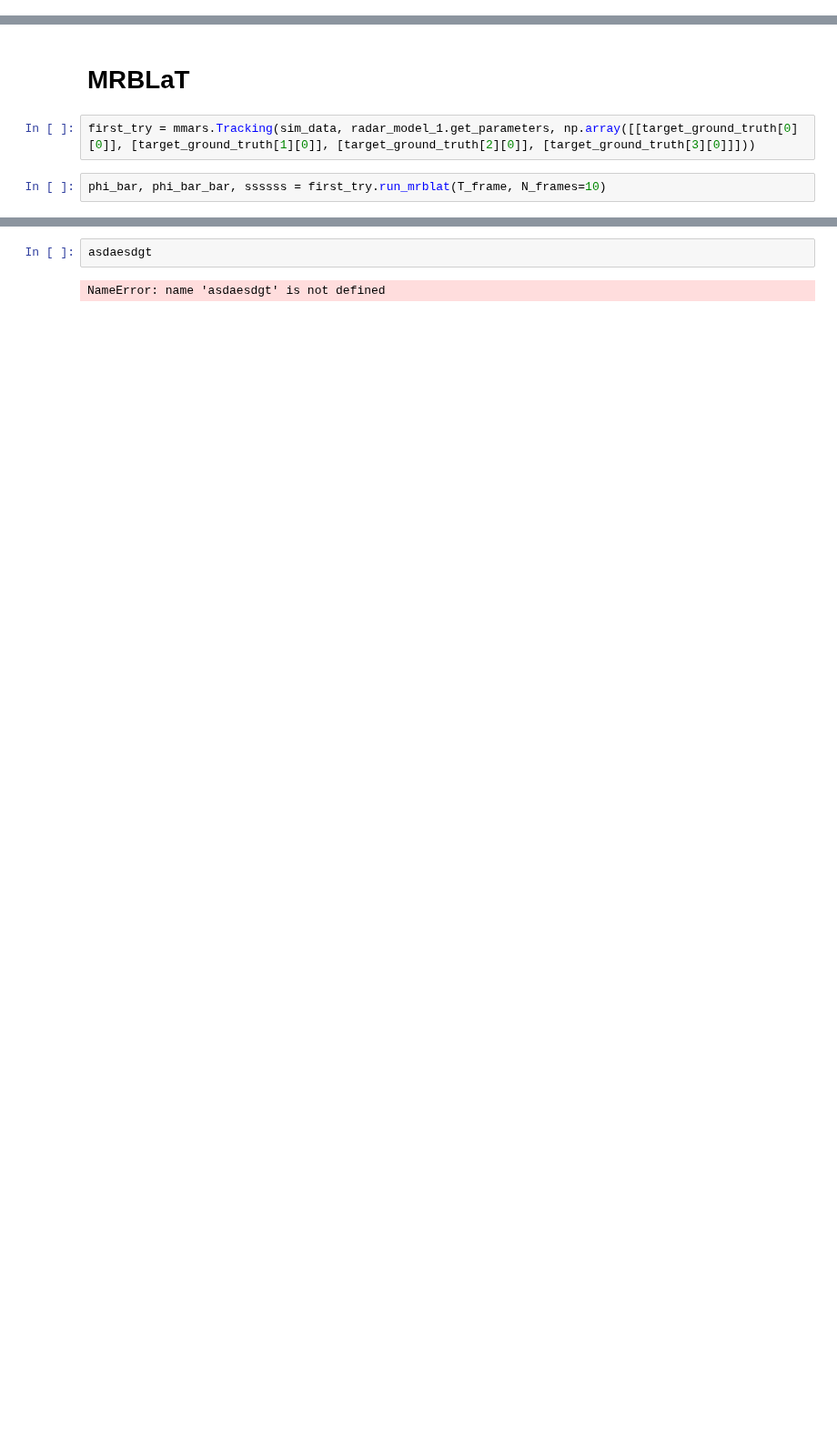
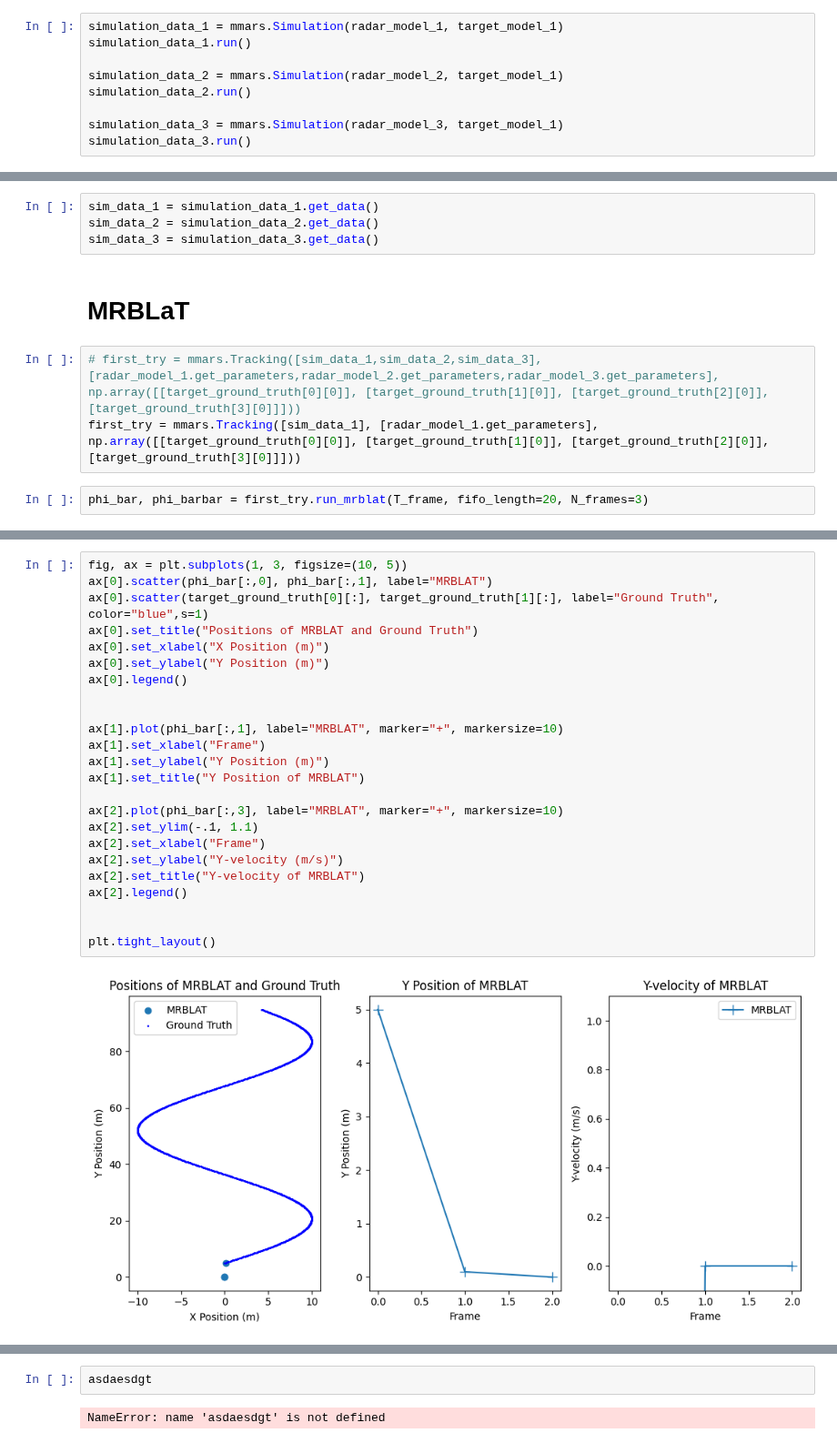
Before and after one commit to RHIMMELAND/MMARS, a Jupyter notebook: examples/MRBLaT_test.ipynb, the cells around one changed output, grey strips where cells are left out. Shown at 91% size. Cells and saved outputs as stored; diff of their text form; blank space fills up the shorter version.

```diff
--- a/examples/MRBLaT_test.ipynb
+++ b/examples/MRBLaT_test.ipynb
@@ -53,0 +44,9 @@ sim_data = simulation_data.get_data()
+# %%
+simulation_data_1 = mmars.Simulation(radar_model_1, target_model_1)
+simulation_data_1.run()
+
+simulation_data_2 = mmars.Simulation(radar_model_2, target_model_1)
+simulation_data_2.run()
+
+simulation_data_3 = mmars.Simulation(radar_model_3, target_model_1)
+simulation_data_3.run()
@@ -54,6 +57,11 @@ sim_data = simulation_data.get_data()
+# %%
+sim_data_1 = simulation_data_1.get_data()
+sim_data_2 = simulation_data_2.get_data()
+sim_data_3 = simulation_data_3.get_data()
 # %% [markdown]
 # MRBLaT
 # %%
-first_try = mmars.Tracking(sim_data, radar_model_1.get_parameters, np.array([[target_ground_truth[0][0]], [target_ground_truth[1][0]], [target_ground_truth[2][0]], [target_ground_truth[3][0]]]))
+# first_try = mmars.Tracking([sim_data_1,sim_data_2,sim_data_3], [radar_model_1.get_parameters,radar_model_2.get_parameters,radar_model_3.get_parameters], np.array([[target_ground_truth[0][0]], [target_ground_truth[1][0]], [target_ground_truth[2][0]], [target_ground_truth[3][0]]]))
+first_try = mmars.Tracking([sim_data_1], [radar_model_1.get_parameters], np.array([[target_ground_truth[0][0]], [target_ground_truth[1][0]], [target_ground_truth[2][0]], [target_ground_truth[3][0]]]))
 # %%
-phi_bar, phi_bar_bar, ssssss = first_try.run_mrblat(T_frame, N_frames=10)
+phi_bar, phi_barbar = first_try.run_mrblat(T_frame, fifo_length=20, N_frames=3)
@@ -64,0 +71,26 @@ plt.scatter(ssssss[:,0], ssssss[:,1], label="MRBLAT", color="red")
+# %%
+fig, ax = plt.subplots(1, 3, figsize=(10, 5))
+ax[0].scatter(phi_bar[:,0], phi_bar[:,1], label="MRBLAT")
+ax[0].scatter(target_ground_truth[0][:], target_ground_truth[1][:], label="Ground Truth", color="blue",s=1)
+ax[0].set_title("Positions of MRBLAT and Ground Truth")
+ax[0].set_xlabel("X Position (m)")
+ax[0].set_ylabel("Y Position (m)")
+ax[0].legend()
+
+
+ax[1].plot(phi_bar[:,1], label="MRBLAT", marker="+", markersize=10)
+ax[1].set_xlabel("Frame")
+ax[1].set_ylabel("Y Position (m)")
+ax[1].set_title("Y Position of MRBLAT")
+
+ax[2].plot(phi_bar[:,3], label="MRBLAT", marker="+", markersize=10)
+ax[2].set_ylim(-.1, 1.1)
+ax[2].set_xlabel("Frame")
+ax[2].set_ylabel("Y-velocity (m/s)")
+ax[2].set_title("Y-velocity of MRBLAT")
+ax[2].legend()
+
+
+plt.tight_layout()
+# %% [output]
+[figure, added]
```
Also changed, not shown: parts of 17 cells of this notebook, 2 other files.
